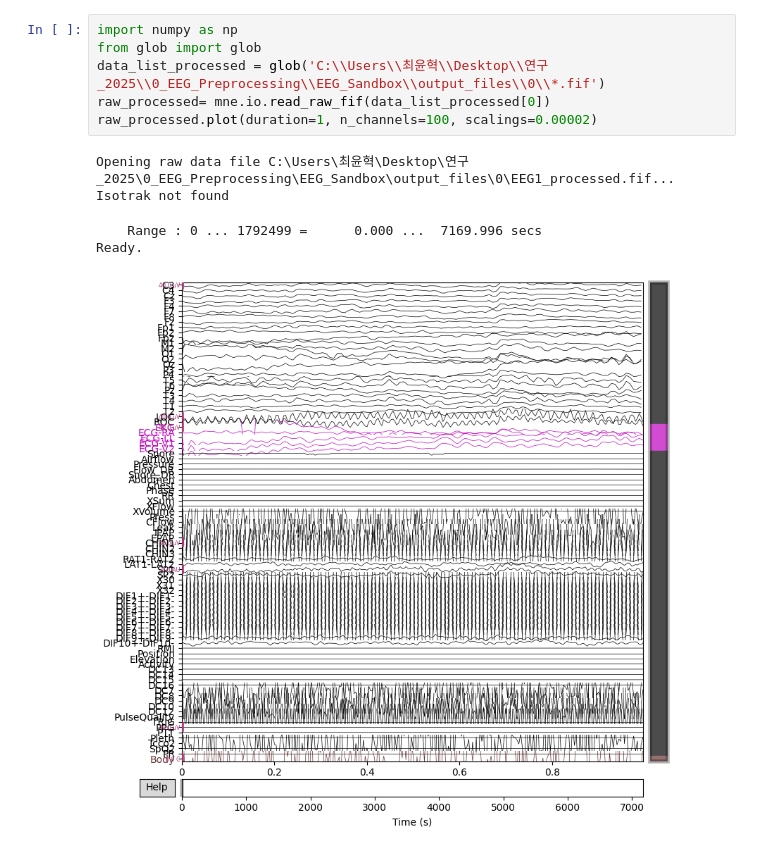
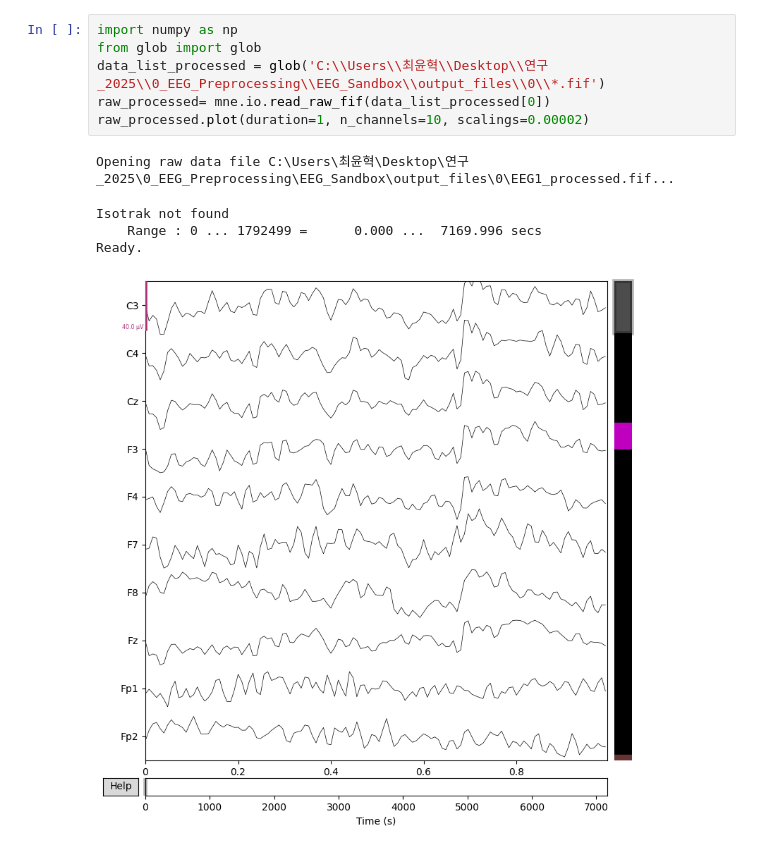
Before and after one commit to choiyh592/EEG-APP, a Jupyter notebook: tests.ipynb, the cells around one changed output. Drawn from its saved outputs; the diff is of its cells as text.

```diff
--- a/tests.ipynb
+++ b/tests.ipynb
@@ -65,12 +38,12 @@ Creating raw.info structure...
 # %%
 import numpy as np
 from glob import glob
 data_list_processed = glob('C:\\Users\\최윤혁\\Desktop\\연구_2025\\0_EEG_Preprocessing\\EEG_Sandbox\\output_files\\0\\*.fif')
 raw_processed= mne.io.read_raw_fif(data_list_processed[0])
-raw_processed.plot(duration=1, n_channels=100, scalings=0.00002)
+raw_processed.plot(duration=1, n_channels=10, scalings=0.00002)
 # %% [output]
 Opening raw data file C:\Users\최윤혁\Desktop\연구_2025\0_EEG_Preprocessing\EEG_Sandbox\output_files\0\EEG1_processed.fif...
-Isotrak not found
+Isotrak not found
     Range : 0 ... 1792499 =      0.000 ...  7169.996 secs
 Ready.
-[figure, old version]
+[figure, new version]
```
Also changed, not shown: parts of 3 cells of this notebook, 5 other files.
